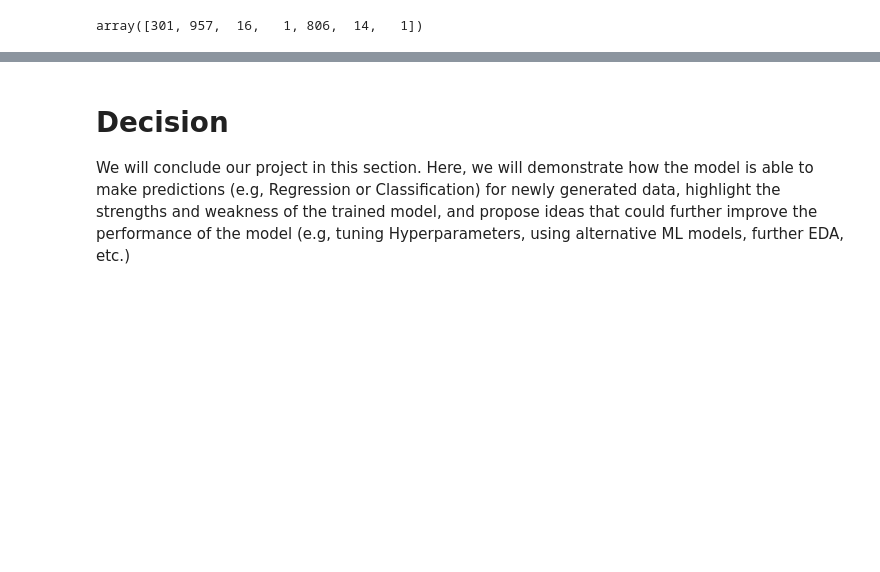
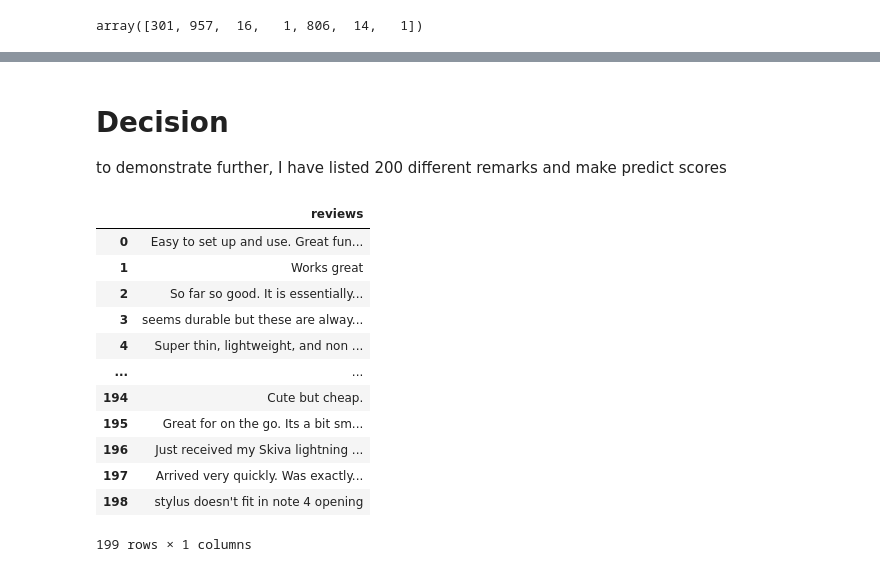
Before and after one commit to charlesharn/Capstone-Project-Astrolab, a Jupyter notebook: Sentiment_Analysis_Story_Telling_CS_2021_08_02.ipynb, the cells around one changed output, grey strips where cells are left out. Drawn from its saved outputs; the diff is of its cells as text; code cells hidden in the pictures; blank space fills up the shorter version.

```diff
--- a/Sentiment_Analysis_Story_Telling_CS_2021_08_02.ipynb
+++ b/Sentiment_Analysis_Story_Telling_CS_2021_08_02.ipynb
@@ -540,4 +554,4 @@ print(predictions)
-# %% [markdown]
-# Decision
-
-We will conclude our project in this section. Here, we will demonstrate how the model is able to make predictions (e.g, Regression or Classification) for newly generated data, highlight the strengths and weakness of the trained model, and propose ideas that could further improve the performance of the model (e.g, tuning Hyperparameters, using alternative ML models, further EDA, etc.)
+# %% [markdown]
+# Decision
+
+to demonstrate further, I have listed 200 different remarks and make predict scores
@@ -543,0 +560,16 @@ We will conclude our project in this section. Here, we will demonstrate how the
+# %%
+sampleDf
+# %% [output]
+|  | reviews |
+| 0 | Easy to set up and use. Great fun... |
+| 1 | Works great |
+| 2 | So far so good. It is essentially... |
+| 3 | seems durable but these are alway... |
+| 4 | Super thin, lightweight, and non ... |
+| ... | ... |
+| 194 | Cute but cheap. |
+| 195 | Great for on the go. Its a bit sm... |
+| 196 | Just received my Skiva lightning ... |
+| 197 | Arrived very quickly. Was exactly... |
+| 198 | stylus doesn't fit in note 4 opening |
+199 rows × 1 columns
```
Also changed, not shown: parts of 21 cells of this notebook.
